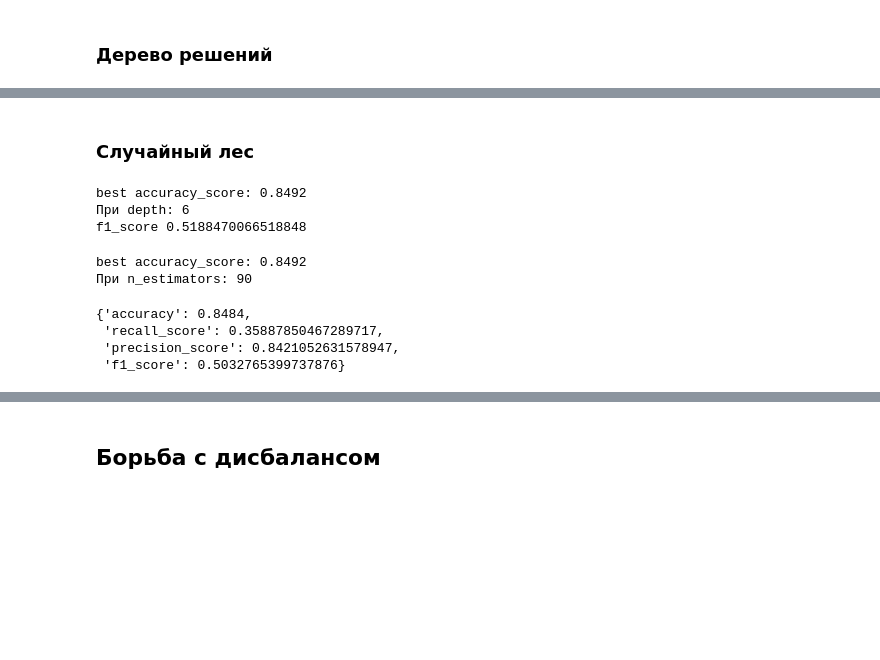
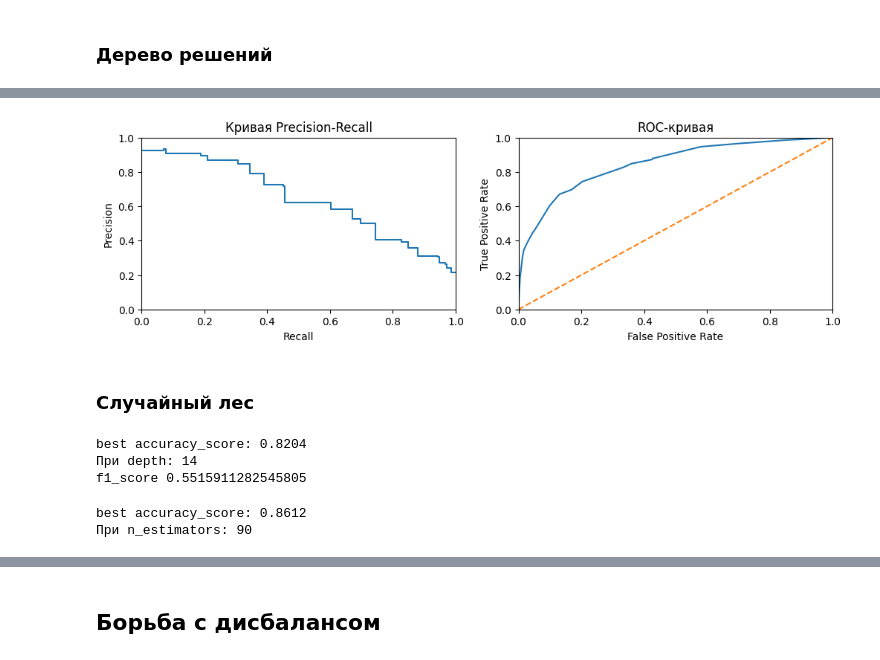
Before and after one commit to Shurick-G/practicum, a Jupyter notebook: churn/Churn_predict.ipynb, the cells around one changed output, grey strips where cells are left out. Cells and saved outputs as stored; diff of their text form; code cells hidden in the pictures; blank space fills up the shorter version.

```diff
--- a/churn/Churn_predict.ipynb
+++ b/churn/Churn_predict.ipynb
@@ -243,7 +255,7 @@ build_graphs(model, valid_features, valid_target)
 best_result = 0
 
 for depth in range(1, 16):
-    model = DecisionTreeClassifier(random_state=12345, max_depth=depth) # инициализируйте модель DecisionTreeRegressor с параметром random_state=12345 и max_depth=depth
+    model = DecisionTreeClassifier(random_state=12345, max_depth=depth, class_weight='balanced') # инициализируйте модель DecisionTreeRegressor с параметром random_state=12345 и max_depth=depth
     model.fit(train_features, train_target) # обучите модель на тренировочной выборке
     valid_prediction = model.predict(valid_features) # получите предсказания модели на валидационной выборке
     result =  accuracy_score(valid_prediction, valid_target)
@@ -254,5 +266,6 @@ for depth in range(1, 16):
         best_result = result
         best_depth = depth
 
-add_model_chars(valid_prediction, valid_target, models_type='DecisionTreeClassifier')
+print('best accuracy score:', best_result)
+print('При depth', best_result)
 # %% [output]
@@ -262,0 +274,6 @@ add_model_chars(valid_prediction, valid_target, models_type='DecisionTreeClassif
+# %%
+%%time
+valid_prediction = best_model.predict(valid_features)
+valid_probabilities = best_model.predict_proba(valid_features)
+add_model_chars(
+    valid_prediction, valid_target, valid_probabilities, 'DecisionTreeClassifier')
@@ -263,10 +288,14 @@ add_model_chars(valid_prediction, valid_target, models_type='DecisionTreeClassif
+# %%
+build_graphs(best_model, valid_features, valid_target, valid_probabilities)
+# %% [output]
+[figure, added]
 # %% [markdown]
 ### Случайный лес
 # %%
 best_result = 0
 
 for depth in  range(1, 16, 1):
-    model = RandomForestClassifier(random_state=12345, n_estimators=3, max_depth=depth)
+    model = RandomForestClassifier(random_state=12345, n_estimators=3, max_depth=depth, class_weight='balanced')
     model.fit(train_features, train_target) # обучите модель на тренировочной выборке
     valid_prediction = model.predict(valid_features) # получите предсказания модели на валидационной выборке
     result =  accuracy_score(valid_prediction, valid_target)
@@ -279,9 +308,9 @@ print('best accuracy_score:', best_result)
 print('При depth:', best_depth)
 print('f1_score', f1_score(valid_target, valid_prediction))
 # %% [output]
-best accuracy_score: 0.8492
-При depth: 6
-f1_score 0.5188470066518848
+best accuracy_score: 0.8204
+При depth: 14
+f1_score 0.5515911282545805
 # %%
 best_result = 0
 
@@ -298,12 +327,6 @@ for n_estimators in range(10, 100, 10):
         best_n_estimators = n_estimators
 print('best accuracy_score:', best_result)
 print('При n_estimators:', n_estimators)
-print()
-add_model_chars(valid_prediction, valid_target, models_type='RandomForestClassifier')
 # %% [output]
-best accuracy_score: 0.8492
+best accuracy_score: 0.8612
 При n_estimators: 90
-{'accuracy': 0.8484,
- 'recall_score': 0.35887850467289717,
- 'precision_score': 0.8421052631578947,
- 'f1_score': 0.5032765399737876}
```
Also changed, not shown: parts of 19 cells of this notebook.
